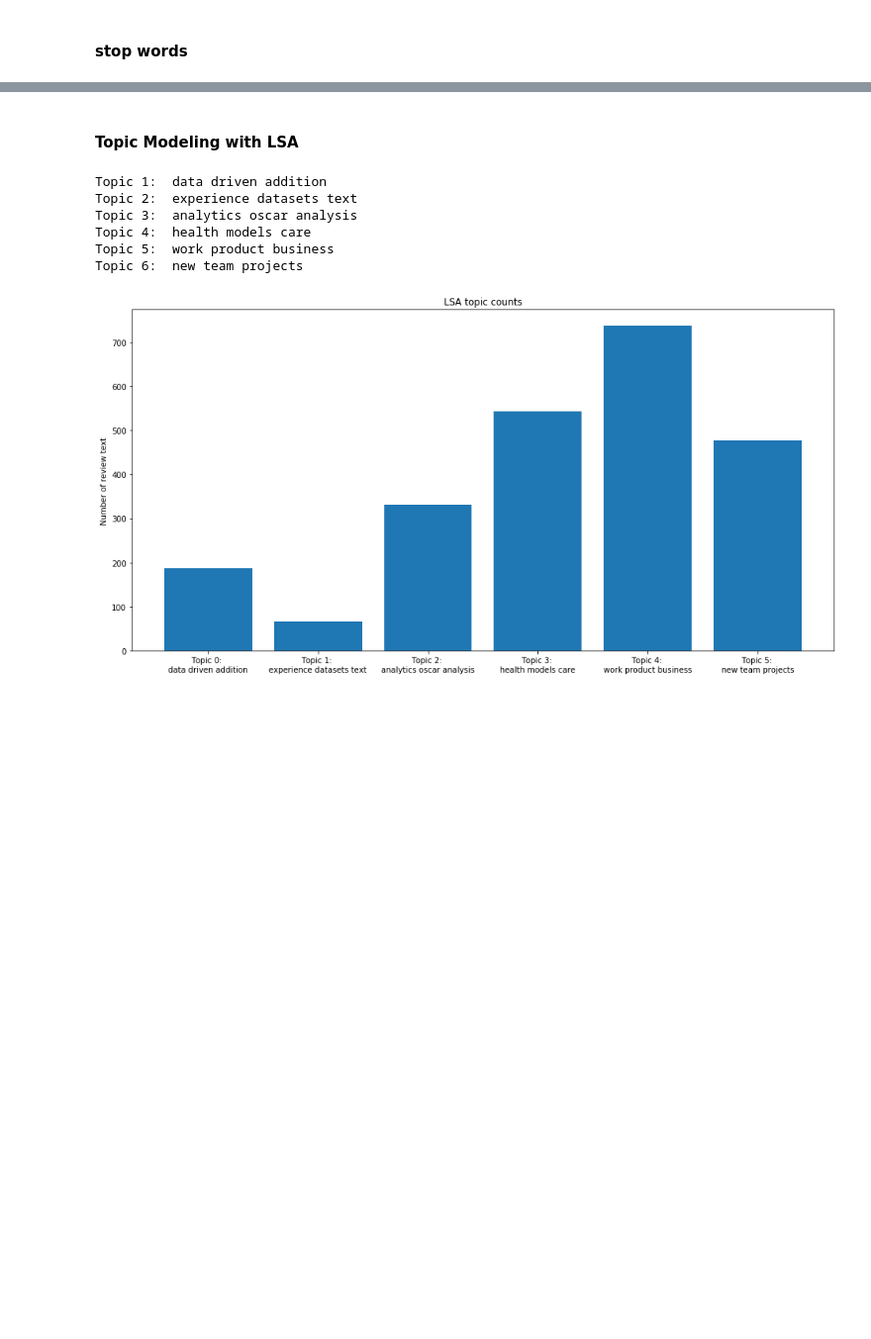
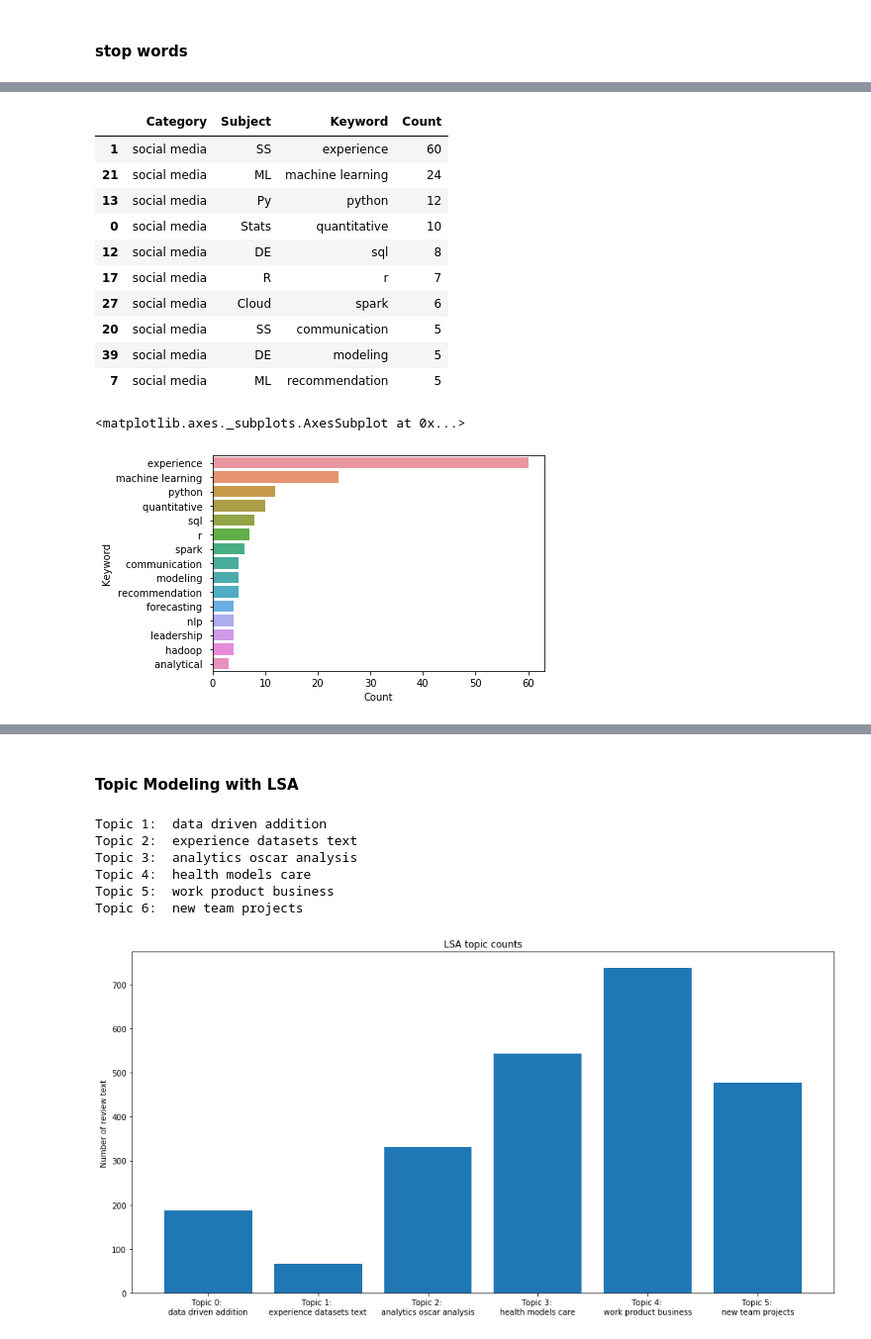
Before and after one commit to cyuancheng/Machine_Learning_Practice, a Jupyter notebook: JobDescriptionScreen.ipynb, the cells around one changed output, grey strips where cells are left out. Shown: that part at 99% size. Saved outputs shown, nothing was run; the diff lists cells and outputs as text; code cells hidden in the pictures; blank space fills up the shorter version.

```diff
--- a/JobDescriptionScreen.ipynb
+++ b/JobDescriptionScreen.ipynb
@@ -290,0 +370,19 @@ words_ss = [nlp(text) for text in df_kw['soft skills'].dropna(axis=0)]
+# %%
+df_match_soc = match_kw(df_jd_clean, column_name='social media')
+display(df_match_soc.head(10))
+
+sns.barplot(x="Count", y="Keyword", data=df_match_soc.head(15))
+# %% [output]
+|  | Category | Subject | Keyword | Count |
+| 1 | social media | SS | experience | 60 |
+| 21 | social media | ML | machine learning | 24 |
+| 13 | social media | Py | python | 12 |
+| 0 | social media | Stats | quantitative | 10 |
+| 12 | social media | DE | sql | 8 |
+| 17 | social media | R | r | 7 |
+| 27 | social media | Cloud | spark | 6 |
+| 20 | social media | SS | communication | 5 |
+| 39 | social media | DE | modeling | 5 |
+| 7 | social media | ML | recommendation | 5 |
+<matplotlib.axes._subplots.AxesSubplot at 0x...>
+[figure, added]
```
Also changed, not shown: parts of 42 cells of this notebook.
